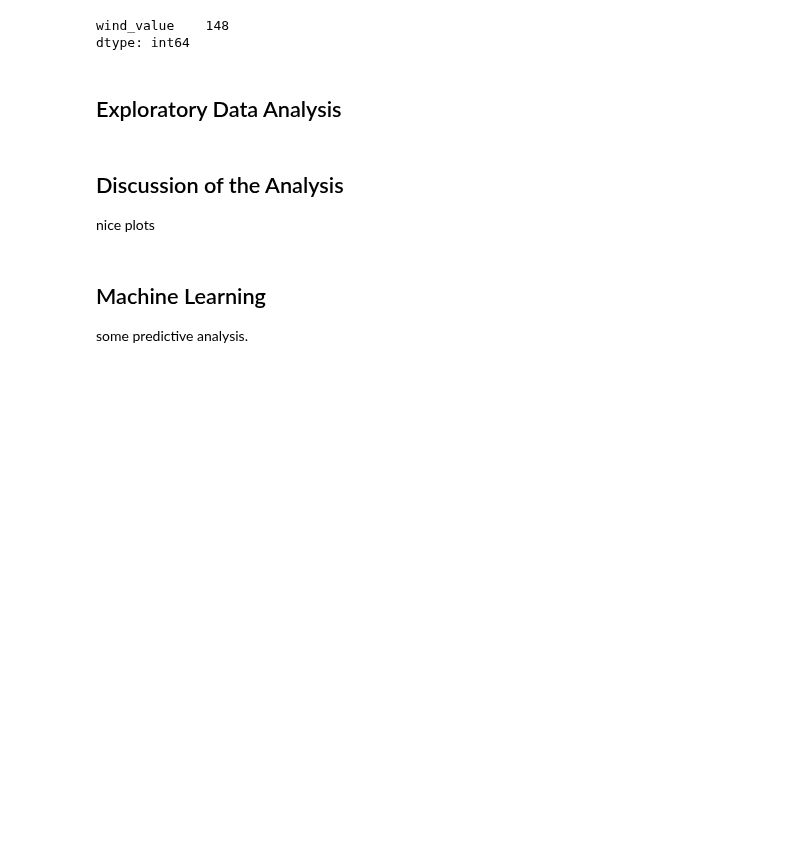
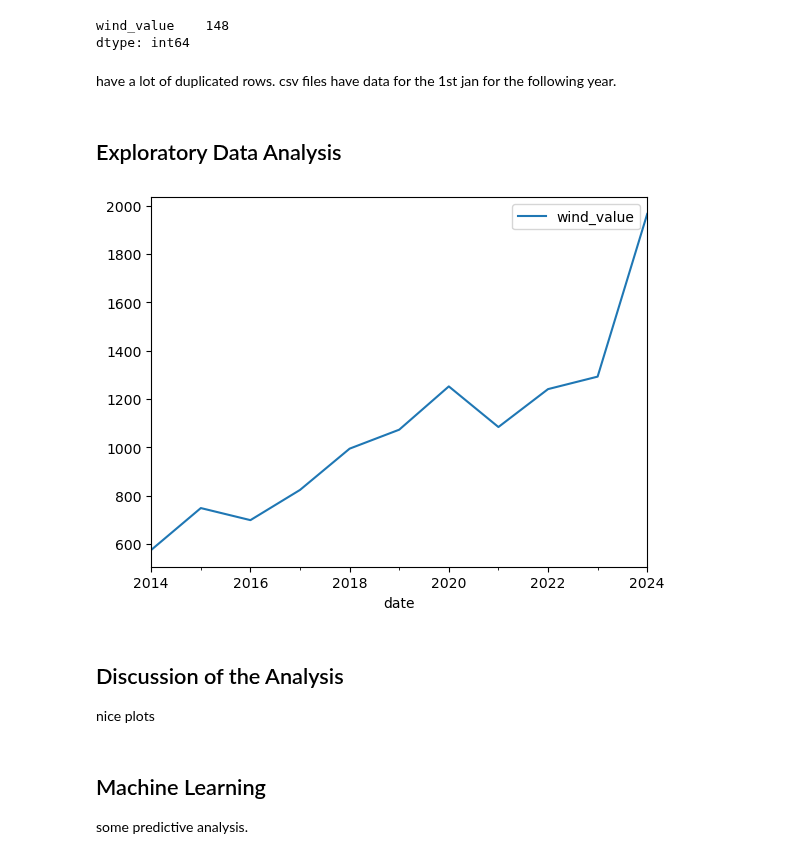
Before and after one commit to IreneKilgannon/PFDA, a Jupyter notebook: PFDA-project/wind.ipynb, the cells around one changed output. Cells and saved outputs as stored; diff of their text form; code cells hidden in the pictures; blank space fills up the shorter version.

```diff
--- a/PFDA-project/wind.ipynb
+++ b/PFDA-project/wind.ipynb
@@ -123,8 +138,19 @@ electricity_df.isna().sum()
 # %% [output]
 wind_value    148
 dtype: int64
+# %% [markdown]
+have a lot of duplicated rows. csv files have data for the 1st jan for the following year.
 # %% [markdown]
 ## Exploratory Data Analysis
+# %%
+# Very quick plot of electricity generation by year
+
+mean_wind_elect_year = electricity_df.resample('YE').mean()
+
+mean_wind_elect_year.plot()
+plt.show()
+# %% [output]
+[figure, added]
 # %% [markdown]
 ## Discussion of the Analysis
 
```
Also changed, not shown: parts of 7 cells of this notebook, 1 other file.
